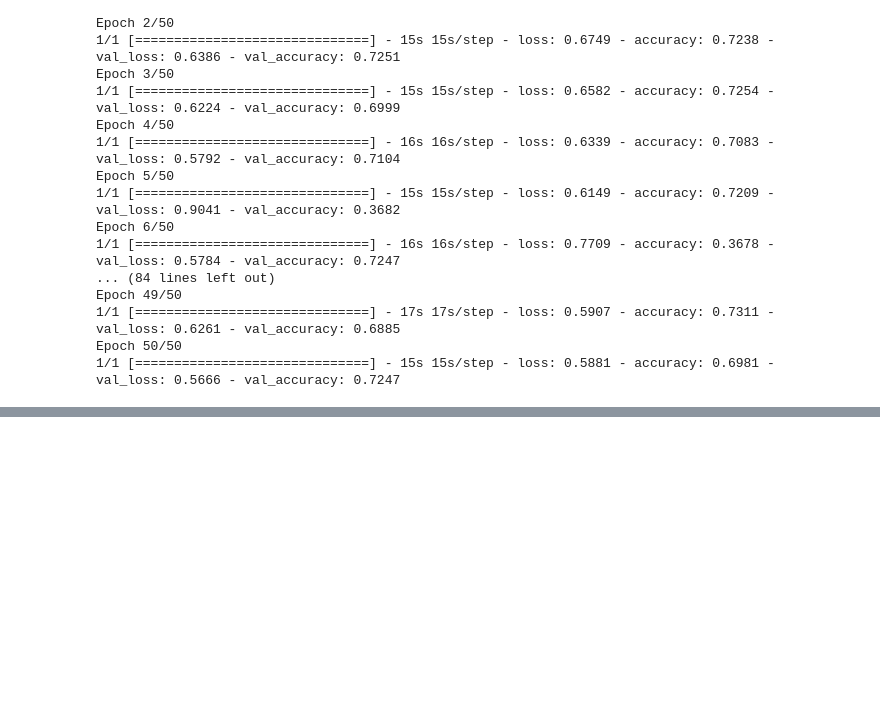
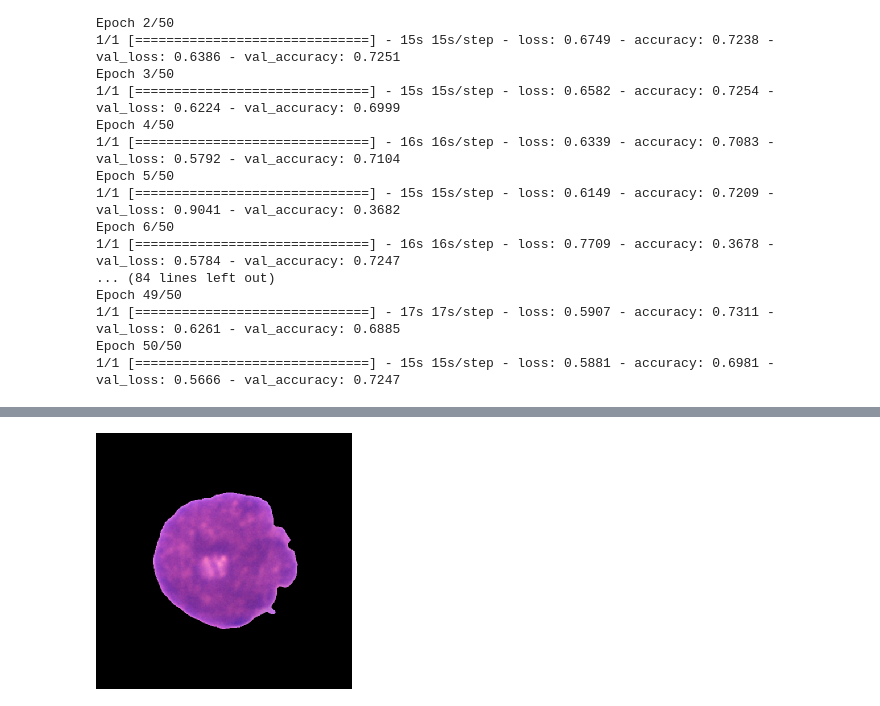
Before and after one commit to patrick-anastasio/Cancer-Image-Classification-Neural-Net, a Jupyter notebook: Notebook 2 of 2.ipynb, the cells around one changed output, grey strips where cells are left out. Cells and saved outputs as stored; diff of their text form; code cells hidden in the pictures; blank space fills up the shorter version.

```diff
--- a/Notebook 2 of 2.ipynb
+++ b/Notebook 2 of 2.ipynb
@@ -77,19 +78,16 @@ modules loaded
 train_generator = ImageDataGenerator(rescale=1./255).flow_from_directory(
         'data/tvt/train',
         class_mode='binary',
-        target_size=(65,65),
         batch_size=10024)
 
 val_generator = ImageDataGenerator(rescale=1./255).flow_from_directory(
         'data/tvt/validation',
         class_mode='binary',
-        target_size=(65,65),
         batch_size = 2379)
 
 test_generator = ImageDataGenerator(rescale=1./255).flow_from_directory(
         'data/tvt/test',
         class_mode='binary',
-        target_size=(65,65),
         batch_size = 125)
 # %% [output]
 Found 10024 images belonging to 2 classes.
@@ -212,0 +211,28 @@ weighted avg       0.79      0.79      0.79       125
+# %%
+# Import skimage modules
+from skimage import data, img_as_float
+from skimage import exposure
+
+# Lets try augmenting a cifar10 image using these techniques
+from skimage import data, img_as_float
+from skimage import exposure
+
+# Load an example image from cifar10 dataset
+img = train_images[4780]
+
+# Set font size for images
+matplotlib.rcParams['font.size'] = 8
+
+# Contrast stretching
+p2, p98 = np.percentile(img, (2, 98))
+img_rescale = exposure.rescale_intensity(img, in_range=(p2, p98))
+
+# Histogram Equalization
+img_eq = exposure.equalize_hist(img)
+
+# Adaptive Equalization
+img_adapteq = exposure.equalize_adapthist(img, clip_limit=0.03)
+# %%
+array_to_img(img)
+# %% [output]
+[figure, added]
```
Also changed, not shown: parts of 19 cells of this notebook, 1 other file.
